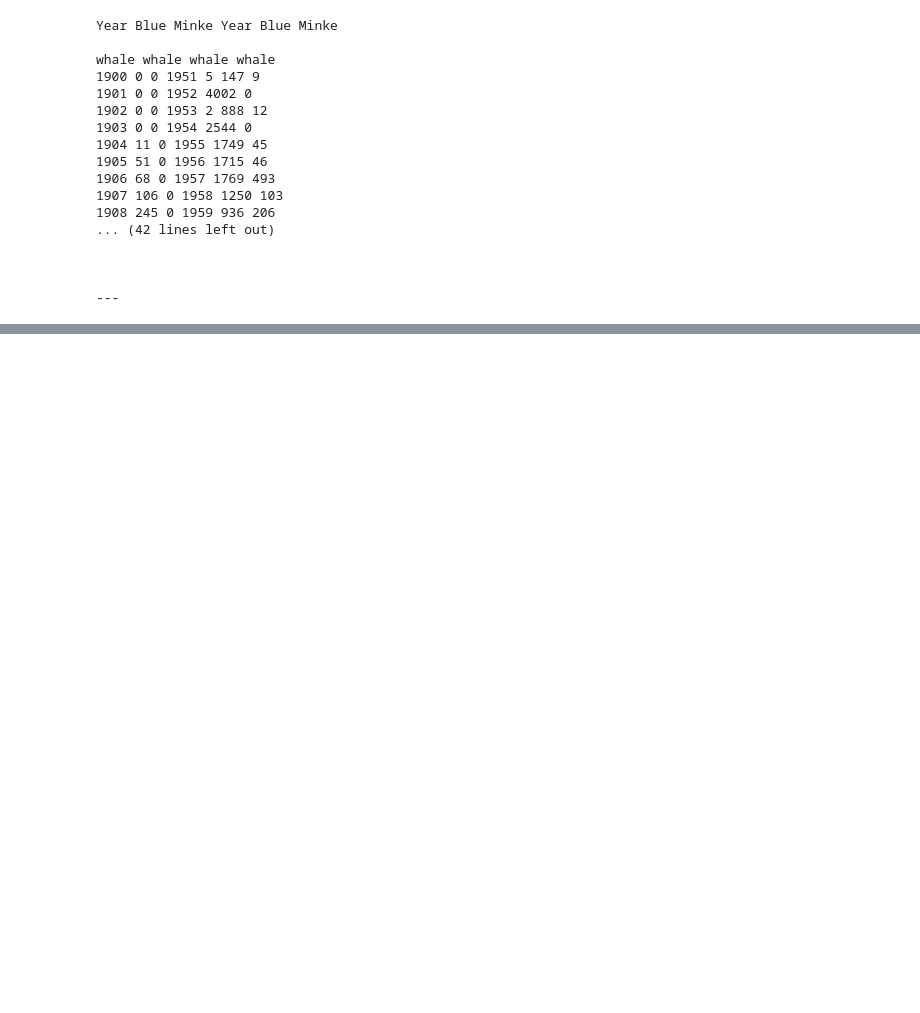
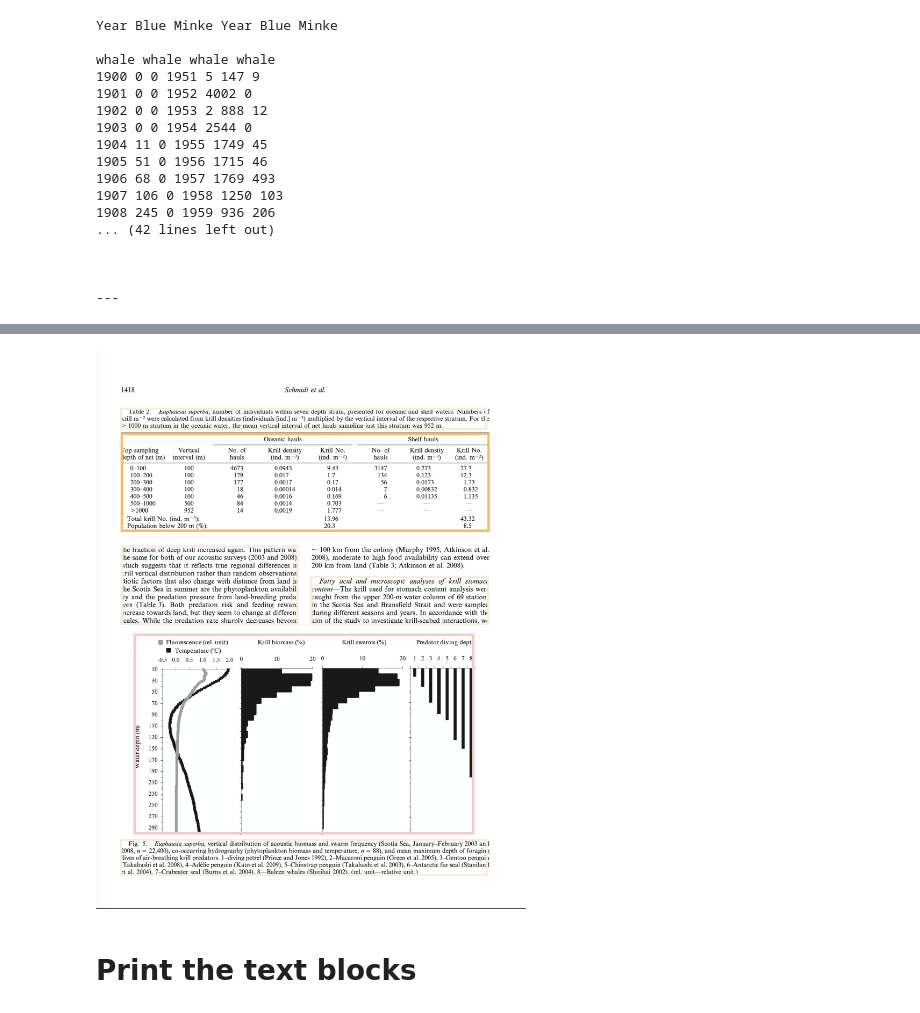
Before and after one commit to brenfrrs/pdf_table_parsing, a Jupyter notebook: layout-parser.ipynb, the cells around one changed output, grey strips where cells are left out. Saved outputs shown, nothing was run; the diff lists cells and outputs as text; code cells hidden in the pictures; blank space fills up the shorter version.

```diff
--- a/layout-parser.ipynb
+++ b/layout-parser.ipynb
@@ -237,0 +275,7 @@ whale whale whale whale
+# %%
+%%time
+model = lp.Detectron2LayoutModel(
+            config_path ='lp://PubLayNet/mask_rcnn_X_101_32x8d_FPN_3x/config', # In model catalog
+            label_map   ={0: "Text", 1: "Title", 2: "List", 3:"Table", 4:"Figure"}, # In model`label_map`
+            extra_config=["MODEL.ROI_HEADS.SCORE_THRESH_TEST", 0.8] # Optional
+        )
@@ -237,0 +285,3 @@ whale whale whale whale
+# %%
+%%time
+layout = model.detect(image)
@@ -237,0 +291,4 @@ whale whale whale whale
+# %%
+%%time
+lp.draw_box(image, layout, box_width=10)
+# %% [output]
@@ -237,0 +297 @@ whale whale whale whale
+[figure, added]
@@ -237,0 +302,2 @@ whale whale whale whale
+# %% [markdown]
+# Print the text blocks
```
Also changed, not shown: parts of 19 cells of this notebook.
